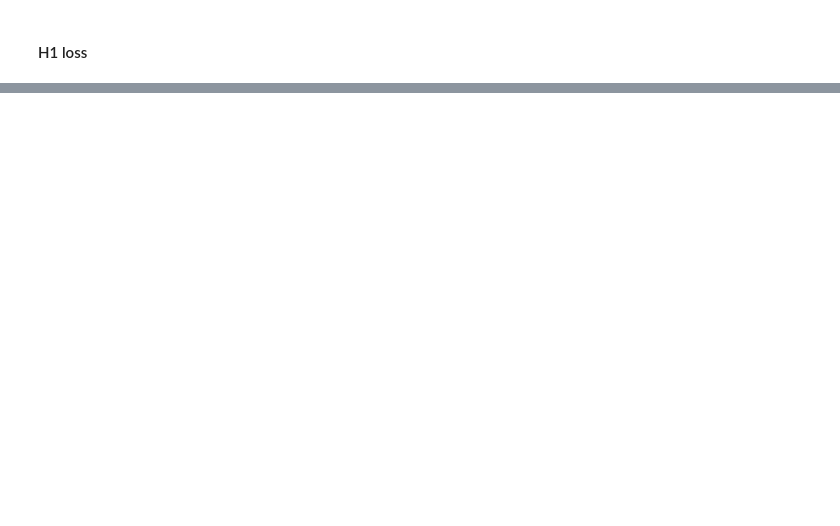
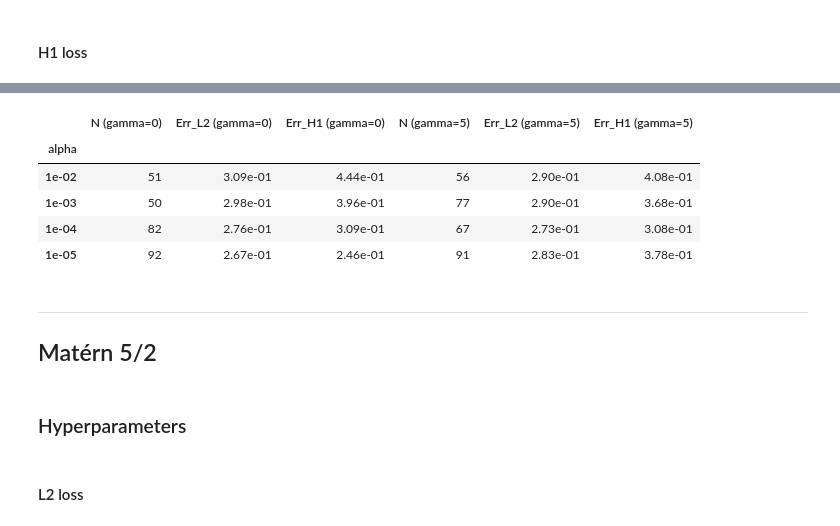
Before and after one commit to KeWu5678/NNforHJB, a Jupyter notebook: notebook/pdpa_vdp.ipynb, the cells around one changed output, grey strips where cells are left out. Drawn from its saved outputs; the diff is of its cells as text; code cells hidden in the pictures; blank space fills up the shorter version.

```diff
--- a/notebook/pdpa_vdp.ipynb
+++ b/notebook/pdpa_vdp.ipynb
@@ -39,14 +86,14 @@ data_dict = {
 # %% [markdown]
 specify the hyperparameters
 # %%
-#
-seed = 42
+# #
+# seed = 1022
 
 gammas = [0, 1e-2, 1e-1, 1, 10]
 alpha = 1e-5
 power = 1.0
-activation = torch.relu
-use_sphere = True
+activation = torch.tanh
+use_sphere = False
 
 num_iterations = 10
 num_insertions = 50
@@ -435,0 +550,27 @@ display(alpha_df)
+# %%
+rows = []
+for a in alphas:
+    row = {'alpha': f"{a:.0e}"}
+    for g in gammas_alpha:
+        r = results_alpha_v2_h1[(a, g)]
+        bi = r['best_iteration']
+        row[f'N (gamma={g})'] = r['best_neurons']
+        row[f'Err_L2 (gamma={g})'] = f"{r['err_l2_train'][bi]:.2e}"
+        row[f'Err_H1 (gamma={g})'] = f"{r['err_h1_train'][bi]:.2e}"
+    rows.append(row)
+
+alpha_df_h1 = pd.DataFrame(rows).set_index('alpha')
+display(alpha_df_h1)
+# %% [output]
+|  | N (gamma=0) | Err_L2 (gamma=0) | Err_H1 (gamma=0) | N (gamma=5) | Err_L2 (gamma=5) | Err_H1 (gamma=5) |
+| alpha |  |  |  |  |  |  |
+| 1e-02 | 51 | 3.09e-01 | 4.44e-01 | 56 | 2.90e-01 | 4.08e-01 |
+| 1e-03 | 50 | 2.98e-01 | 3.96e-01 | 77 | 2.90e-01 | 3.68e-01 |
+| 1e-04 | 82 | 2.76e-01 | 3.09e-01 | 67 | 2.73e-01 | 3.08e-01 |
+| 1e-05 | 92 | 2.67e-01 | 2.46e-01 | 91 | 2.83e-01 | 3.78e-01 |
+# %% [markdown]
+---
+
+## Matérn 5/2
+# %% [markdown]
+### Hyperparameters
@@ -435,0 +598,2 @@ display(alpha_df)
+# %% [markdown]
+#### L2 loss
```
Also changed, not shown: parts of 62 cells of this notebook, 41 other files.
